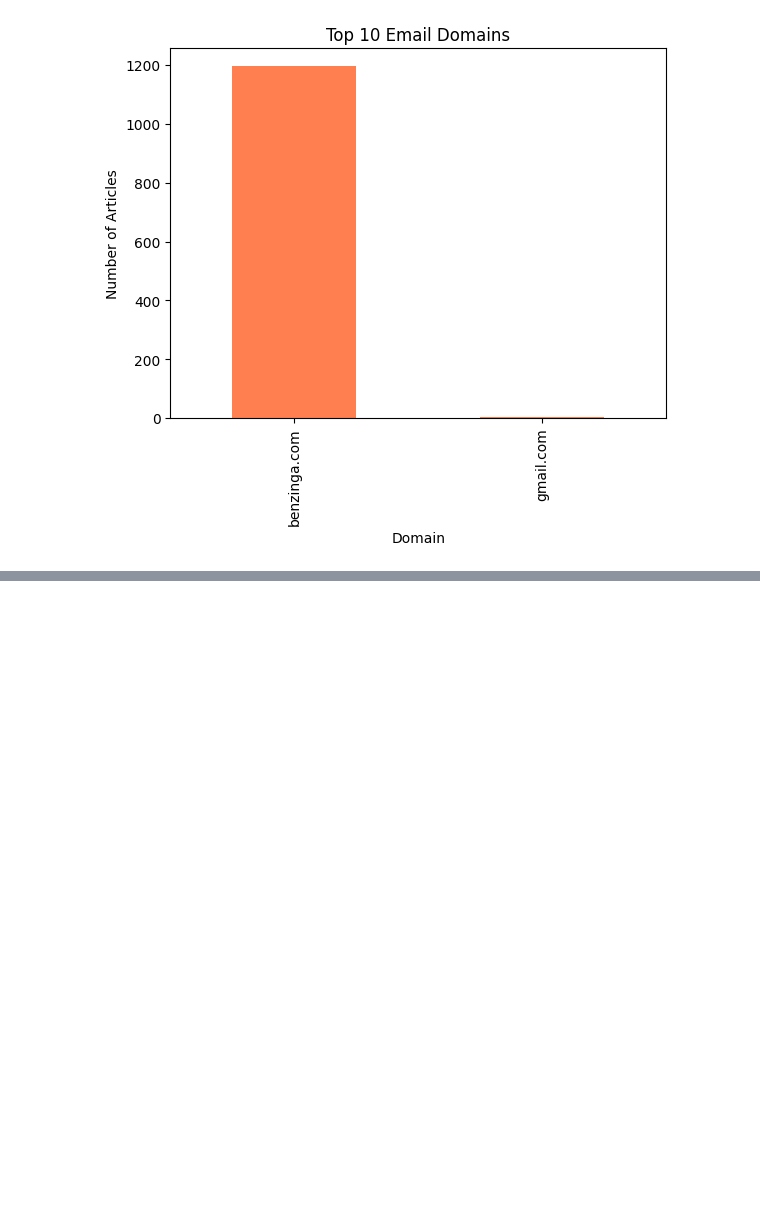
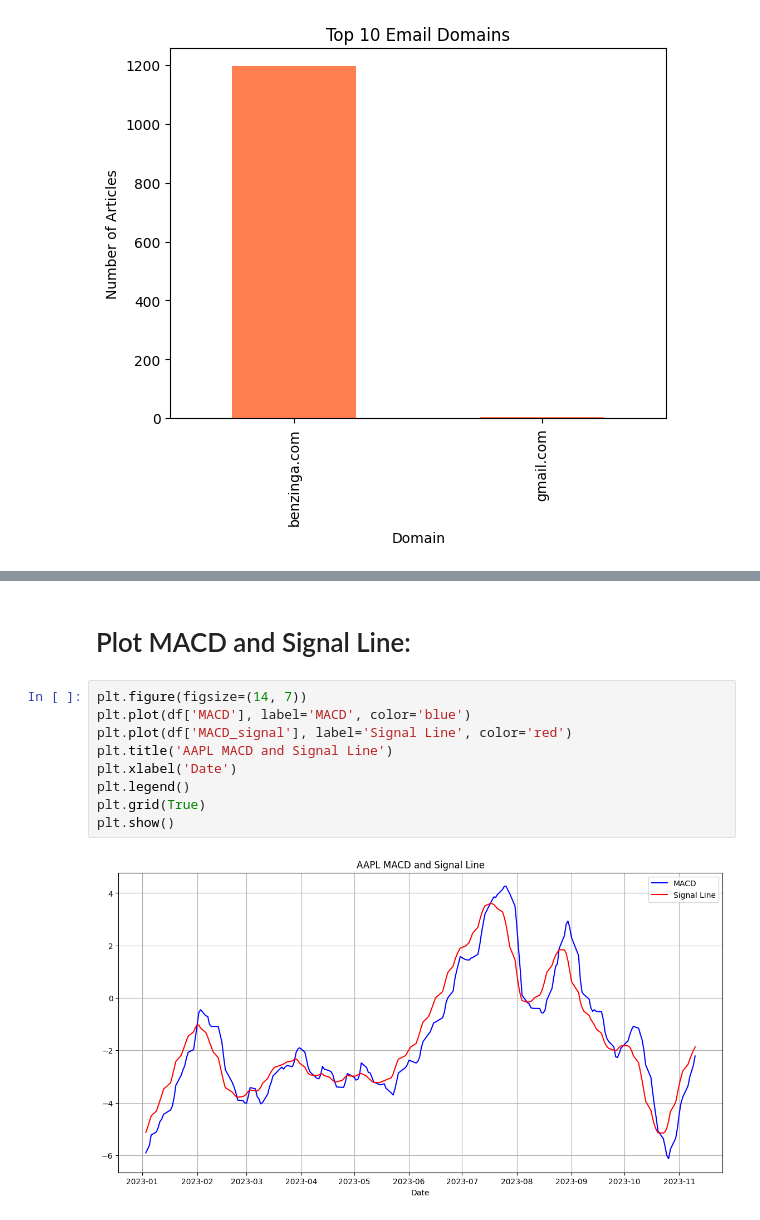
Before and after one commit to masrialx/news-eda-analysis, a Jupyter notebook: notebooks/financial_news_analysis.ipynb, the cells around one changed output, grey strips where cells are left out. Drawn from its saved outputs; the diff is of its cells as text; blank space fills up the shorter version.

```diff
--- a/notebooks/financial_news_analysis.ipynb
+++ b/notebooks/financial_news_analysis.ipynb
@@ -227,0 +343,13 @@ Name: count, dtype: int64
+# %% [markdown]
+# Plot MACD and Signal Line:
+# %%
+plt.figure(figsize=(14, 7))
+plt.plot(df['MACD'], label='MACD', color='blue')
+plt.plot(df['MACD_signal'], label='Signal Line', color='red')
+plt.title('AAPL MACD and Signal Line')
+plt.xlabel('Date')
+plt.legend()
+plt.grid(True)
+plt.show()
+# %% [output]
+[figure, added]
```
Also changed, not shown: parts of 16 cells of this notebook.
